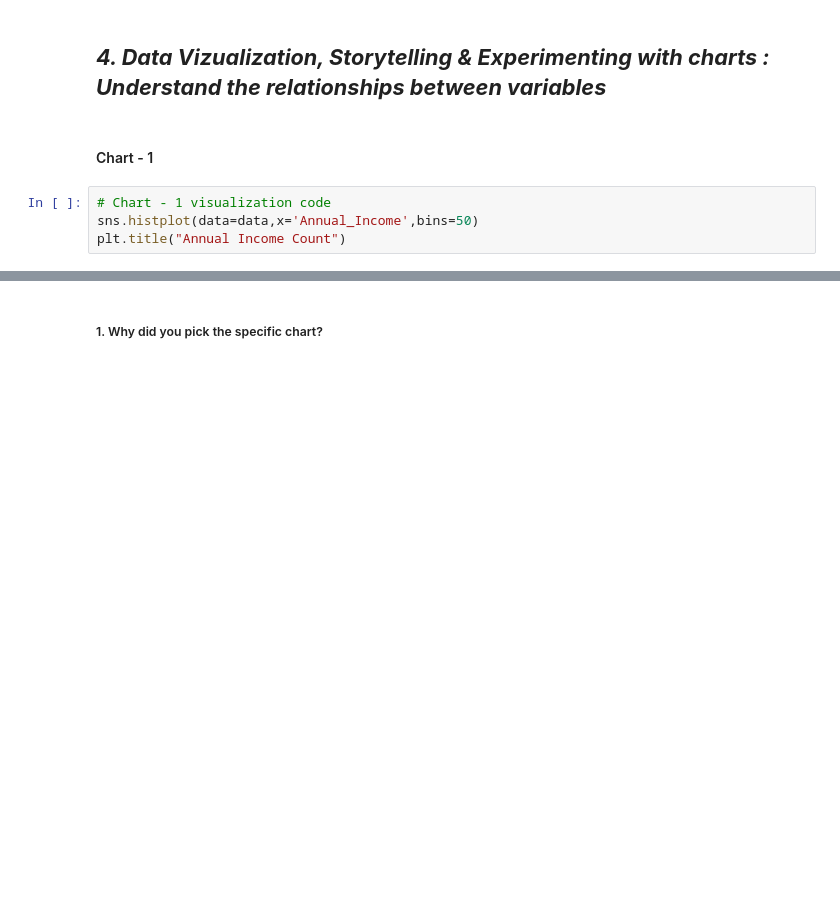
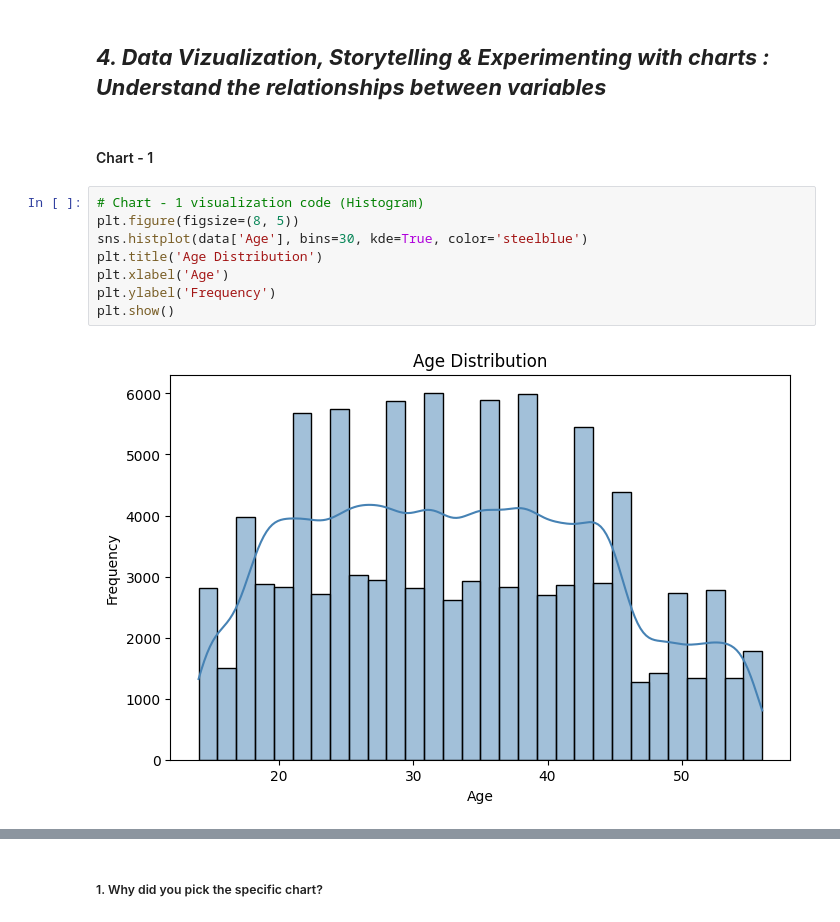
Before and after one commit to AtharvShete2610/Paisa-Bazar-EDA, a Jupyter notebook: EDA_Paisabazaar_Banking_Fraud_Analysis.ipynb, the cells around one changed output, grey strips where cells are left out. Cells and saved outputs as stored; diff of their text form; blank space fills up the shorter version.

```diff
--- a/EDA_Paisabazaar_Banking_Fraud_Analysis.ipynb
+++ b/EDA_Paisabazaar_Banking_Fraud_Analysis.ipynb
@@ -147,7 +257,13 @@ I drop a duplicte record if any present and also check for null values but there
 ## ***4. Data Vizualization, Storytelling & Experimenting with charts : Understand the relationships between variables***
 # %% [markdown]
 #### Chart - 1
-# %%
-# Chart - 1 visualization code
-sns.histplot(data=data,x='Annual_Income',bins=50)
-plt.title("Annual Income Count")
+# %%
+# Chart - 1 visualization code (Histogram)
+plt.figure(figsize=(8, 5))
+sns.histplot(data['Age'], bins=30, kde=True, color='steelblue')
+plt.title('Age Distribution')
+plt.xlabel('Age')
+plt.ylabel('Frequency')
+plt.show()
+# %% [output]
+[figure, added]
```
Also changed, not shown: parts of 94 cells of this notebook.
